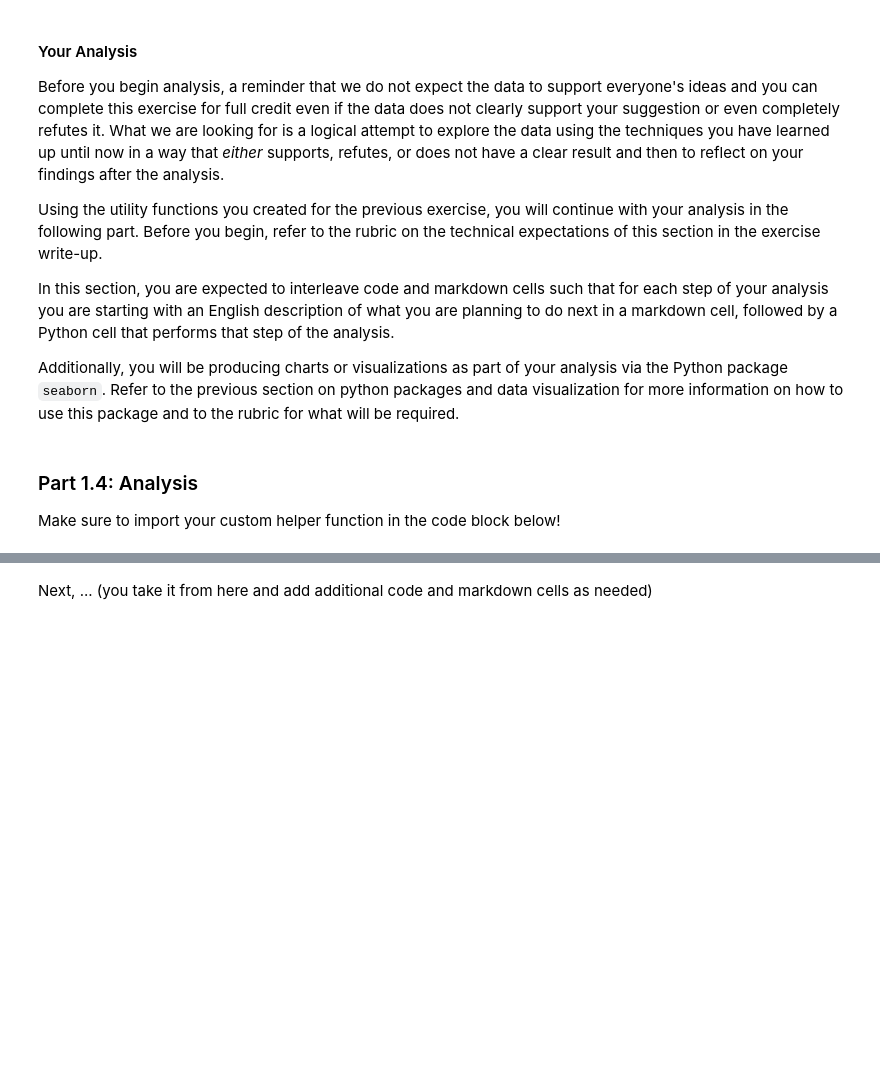
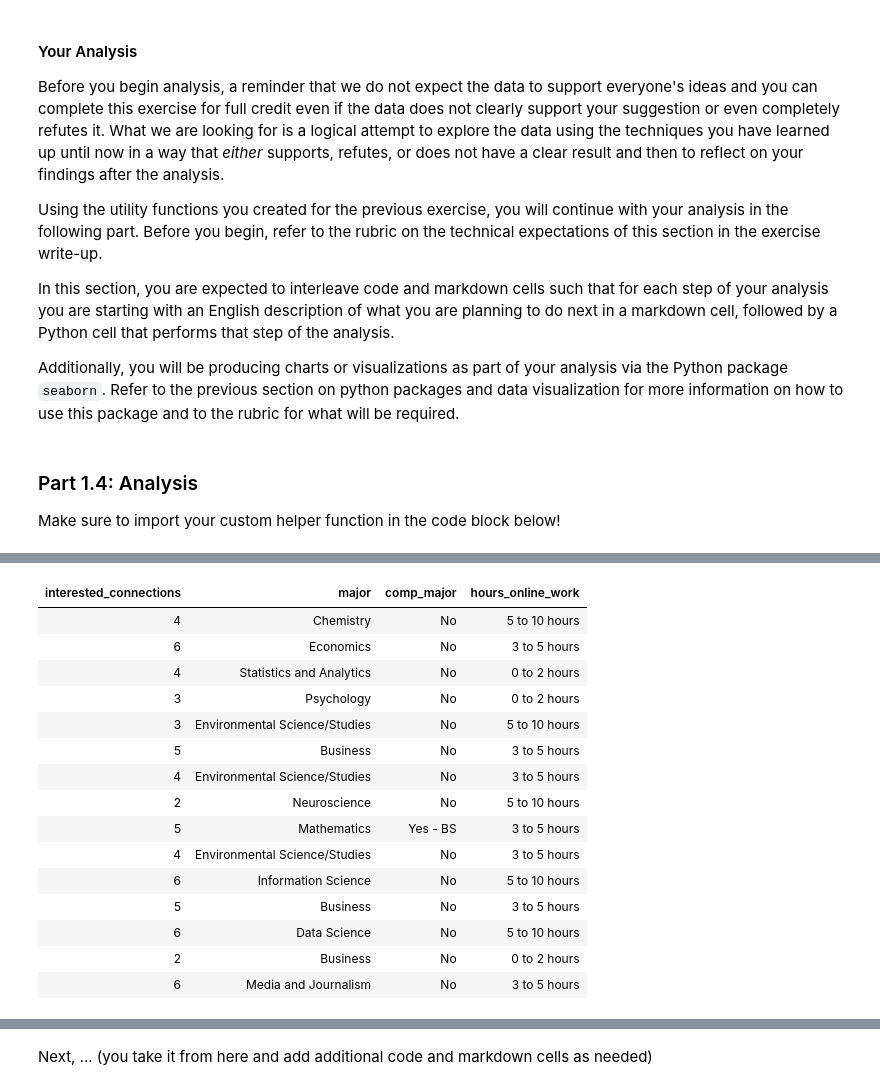
Before and after one commit to RyanZaph/comp110-26s-workspace, a Jupyter notebook: exercises/ex09/analysis.ipynb, the cells around one changed output, grey strips where cells are left out. Cells and saved outputs as stored; diff of their text form; code cells hidden in the pictures; blank space fills up the shorter version.

```diff
--- a/exercises/ex09/analysis.ipynb
+++ b/exercises/ex09/analysis.ipynb
@@ -451,0 +490,27 @@ Make sure to import your custom helper function in the code block below!
+# %%
+from data_utils import concat
+
+additional_table = columnar(read_csv_rows(DATA_FILE_NAME_ALYSSA))
+
+combined = concat(data_cols, additional_table)
+
+selected_data = select(combined, ["interested_connections", "major", "comp_major", "hours_online_work"])
+
+tabulate(head(selected_data, 15), get_keys(selected_data), "html")
+# %% [output]
+| interested_connections | major | comp_major | hours_online_work |
+| 4 | Chemistry | No | 5 to 10 hours |
+| 6 | Economics | No | 3 to 5 hours |
+| 4 | Statistics and Analytics | No | 0 to 2 hours |
+| 3 | Psychology | No | 0 to 2 hours |
+| 3 | Environmental Science/Studies | No | 5 to 10 hours |
+| 5 | Business | No | 3 to 5 hours |
+| 4 | Environmental Science/Studies | No | 3 to 5 hours |
+| 2 | Neuroscience | No | 5 to 10 hours |
+| 5 | Mathematics | Yes - BS | 3 to 5 hours |
+| 4 | Environmental Science/Studies | No | 3 to 5 hours |
+| 6 | Information Science | No | 5 to 10 hours |
+| 5 | Business | No | 3 to 5 hours |
+| 6 | Data Science | No | 5 to 10 hours |
+| 2 | Business | No | 0 to 2 hours |
+| 6 | Media and Journalism | No | 3 to 5 hours |
```
Also changed, not shown: parts of 16 cells of this notebook, 4 other files.
